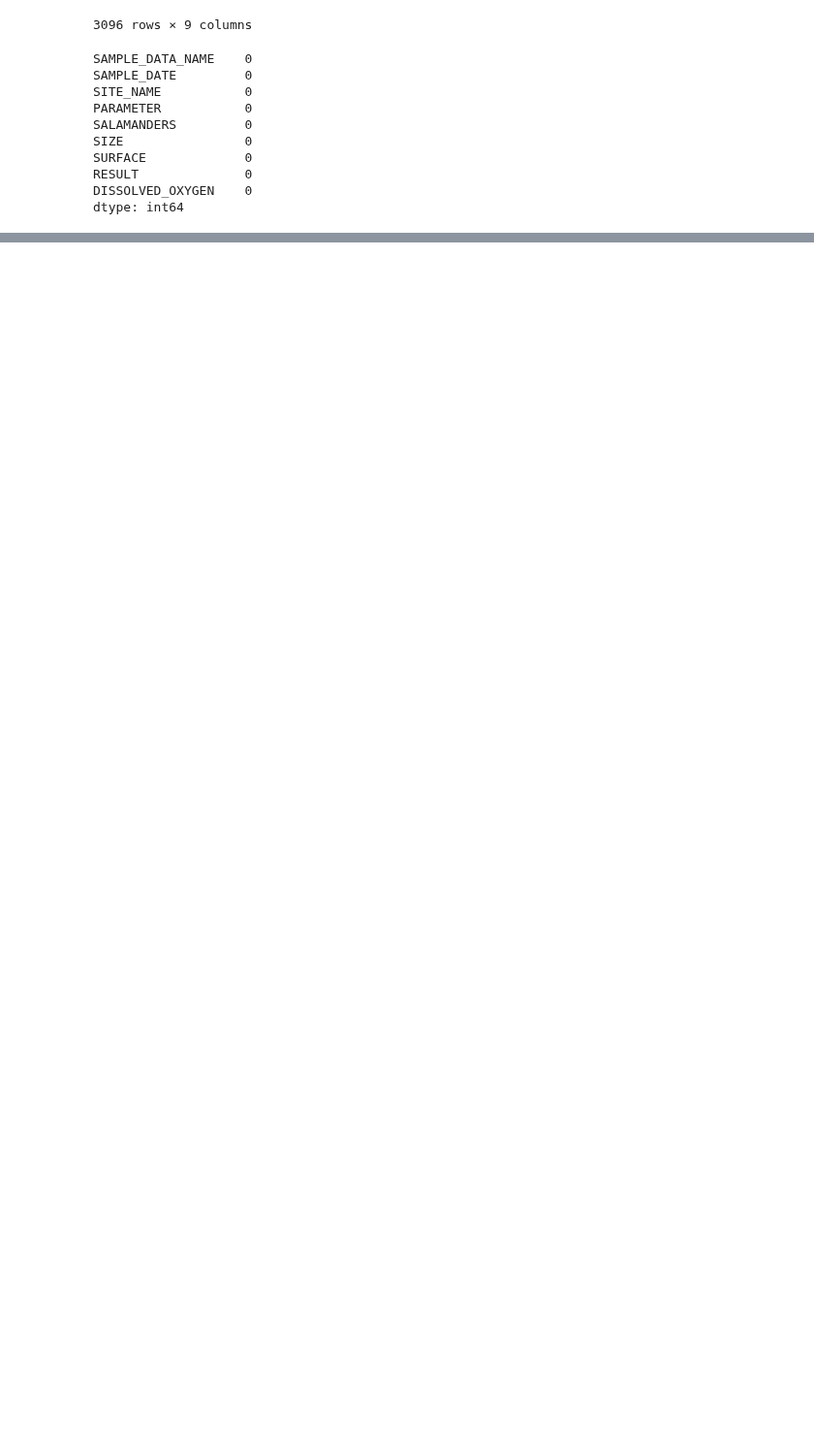
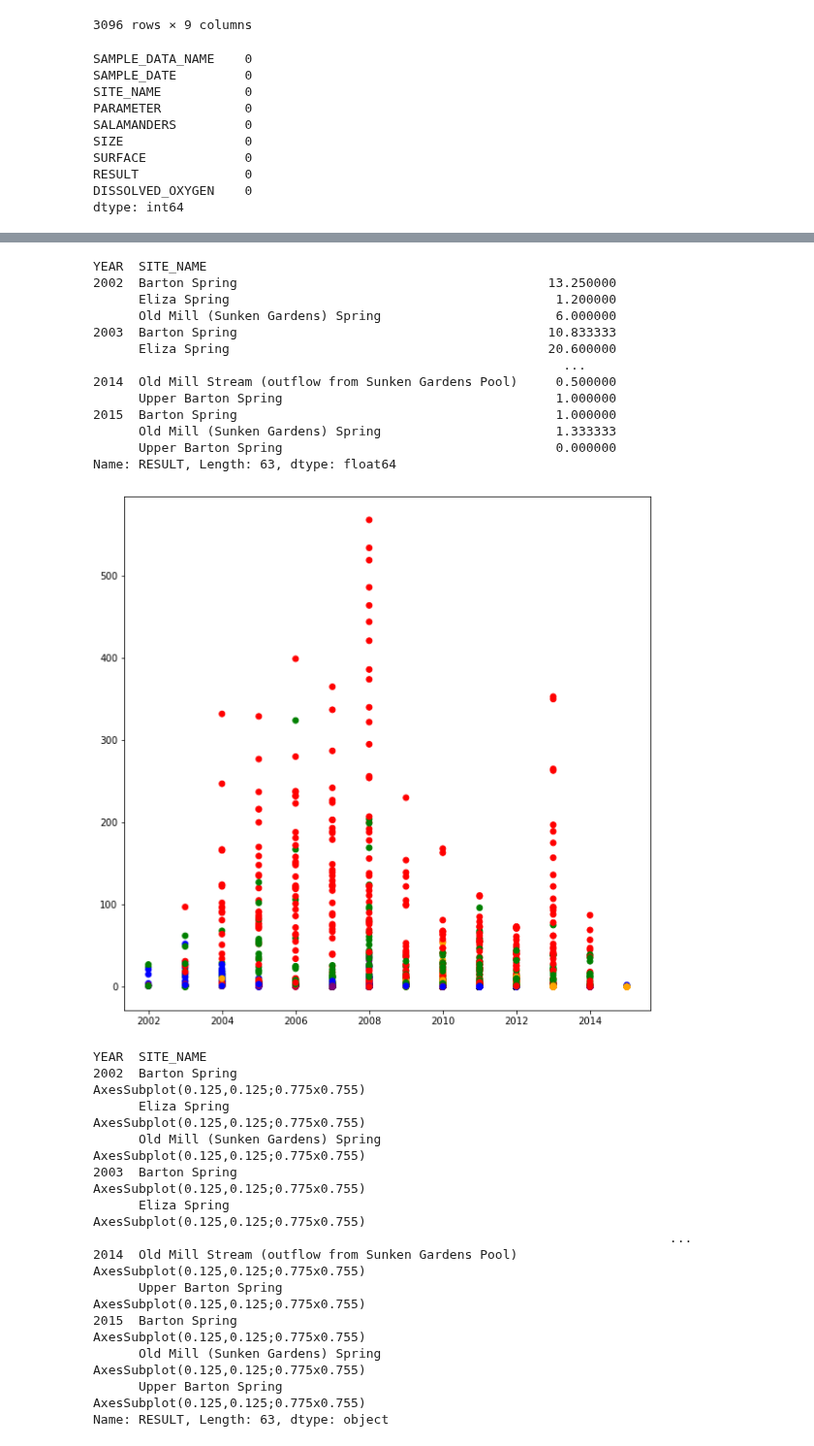
Before and after one commit to benjamin010095/BartonSpringsSalamanders, a Jupyter notebook: Barton Springs Salamanders.ipynb, the cells around one changed output, grey strips where cells are left out. Shown at 97% size. Saved outputs shown, nothing was run; the diff lists cells and outputs as text; code cells hidden in the pictures; blank space fills up the shorter version.

```diff
--- a/Barton Springs Salamanders.ipynb
+++ b/Barton Springs Salamanders.ipynb
@@ -399,3 +355,30 @@ plt.show()
 # %%
 print(colors)
+
+date_format = pd.DatetimeIndex(df["SAMPLE_DATE"])
+df["YEAR"] = date_format.year
+print(df["YEAR"])
+df = df.sort_values(by = "YEAR")
+
+min_date = df["SAMPLE_DATE"].min()
+print(min_date)
+
+#print(type(date_format))
+#print(type(data["SAMPLE_DATE"]))
+display(df)
+
+grouped_sites = df.groupby(["YEAR", "SITE_NAME"])
+#df.set_index("")
+display(grouped_sites["RESULT"].mean())
+
+
+
+
+plt.figure(figsize=(10, 10))
+plt.scatter(df["YEAR"], df["RESULT"], c=df["SITE_NAME"].map(lambda x: colors[x]))
+plt.show()
+
+
+#grouped_sites.plot(x="SITE_NAME", y=["RESULT"], kind = "bar")
+grouped_sites['RESULT'].plot(legend =True, kind='bar')
 # %% [output]
@@ -402,0 +412,27 @@ print(colors)
+YEAR  SITE_NAME
+2002  Barton Spring                                         13.250000
+      Eliza Spring                                           1.200000
+      Old Mill (Sunken Gardens) Spring                       6.000000
+2003  Barton Spring                                         10.833333
+      Eliza Spring                                          20.600000
+                                                              ...
+2014  Old Mill Stream (outflow from Sunken Gardens Pool)     0.500000
+      Upper Barton Spring                                    1.000000
+2015  Barton Spring                                          1.000000
+      Old Mill (Sunken Gardens) Spring                       1.333333
+      Upper Barton Spring                                    0.000000
+Name: RESULT, Length: 63, dtype: float64
+[figure, added]
+YEAR  SITE_NAME
+2002  Barton Spring                                         AxesSubplot(0.125,0.125;0.775x0.755)
+      Eliza Spring                                          AxesSubplot(0.125,0.125;0.775x0.755)
+      Old Mill (Sunken Gardens) Spring                      AxesSubplot(0.125,0.125;0.775x0.755)
+2003  Barton Spring                                         AxesSubplot(0.125,0.125;0.775x0.755)
+      Eliza Spring                                          AxesSubplot(0.125,0.125;0.775x0.755)
+                                                                            ...
+2014  Old Mill Stream (outflow from Sunken Gardens Pool)    AxesSubplot(0.125,0.125;0.775x0.755)
+      Upper Barton Spring                                   AxesSubplot(0.125,0.125;0.775x0.755)
+2015  Barton Spring                                         AxesSubplot(0.125,0.125;0.775x0.755)
+      Old Mill (Sunken Gardens) Spring                      AxesSubplot(0.125,0.125;0.775x0.755)
+      Upper Barton Spring                                   AxesSubplot(0.125,0.125;0.775x0.755)
+Name: RESULT, Length: 63, dtype: object
```
Also changed, not shown: parts of 8 cells of this notebook.
